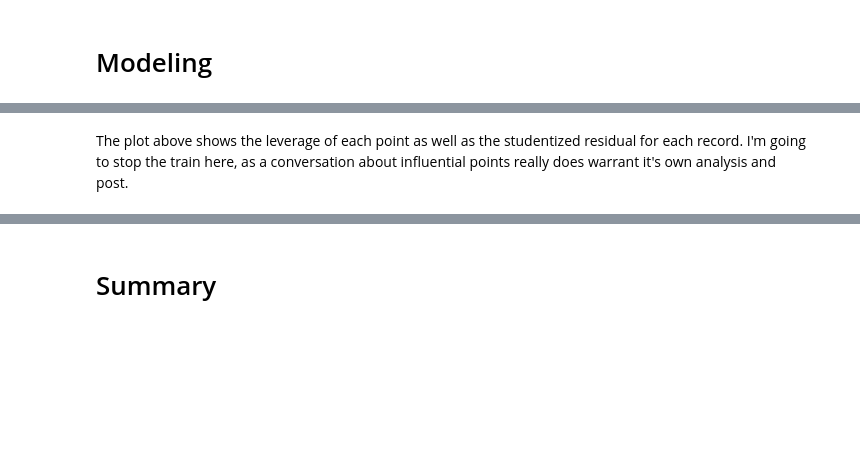
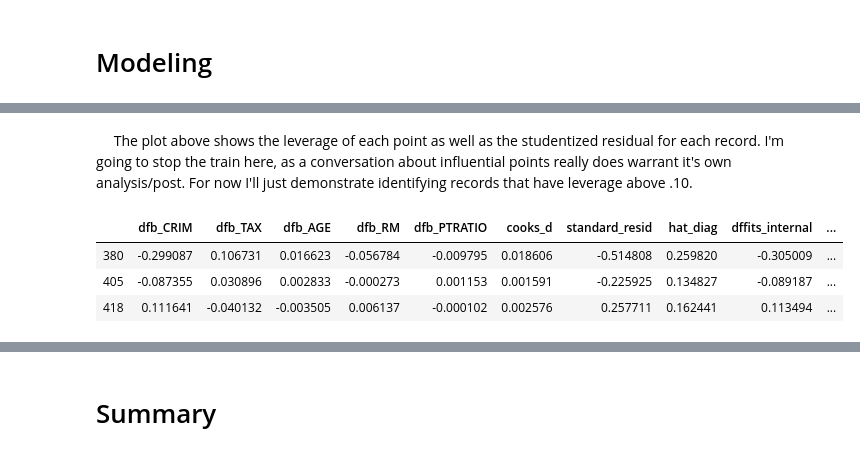
Before and after one commit to ayoskovich/personalSite, a Jupyter notebook: pyNotebooks/housing/housePrices.ipynb, the cells around one changed output, grey strips where cells are left out. Saved outputs shown, nothing was run; the diff lists cells and outputs as text; code cells hidden in the pictures; blank space fills up the shorter version.

```diff
--- a/pyNotebooks/housing/housePrices.ipynb
+++ b/pyNotebooks/housing/housePrices.ipynb
@@ -151,2 +160,9 @@ model.getPlot(olsModel)
 # %% [markdown]
-The plot above shows the leverage of each point as well as the studentized residual for each record. I'm going to stop the train here, as a conversation about influential points really does warrant it's own analysis and post.
+&emsp; The plot above shows the leverage of each point as well as the studentized residual for each record. I'm going to stop the train here, as a conversation about influential points really does warrant it's own analysis/post. For now I'll just demonstrate identifying records that have leverage above .10.
+# %%
+model.getDFB(olsModel).query('hat_diag > .10')
+# %% [output]
+|  | dfb_CRIM | dfb_TAX | dfb_AGE | dfb_RM | dfb_PTRATIO | cooks_d | standard_resid | hat_diag | dffits_internal | ... |
+| 380 | -0.299087 | 0.106731 | 0.016623 | -0.056784 | -0.009795 | 0.018606 | -0.514808 | 0.259820 | -0.305009 | ... |
+| 405 | -0.087355 | 0.030896 | 0.002833 | -0.000273 | 0.001153 | 0.001591 | -0.225925 | 0.134827 | -0.089187 | ... |
+| 418 | 0.111641 | -0.040132 | -0.003505 | 0.006137 | -0.000102 | 0.002576 | 0.257711 | 0.162441 | 0.113494 | ... |
```
Also changed, not shown: parts of 28 cells of this notebook, 2 other files.
